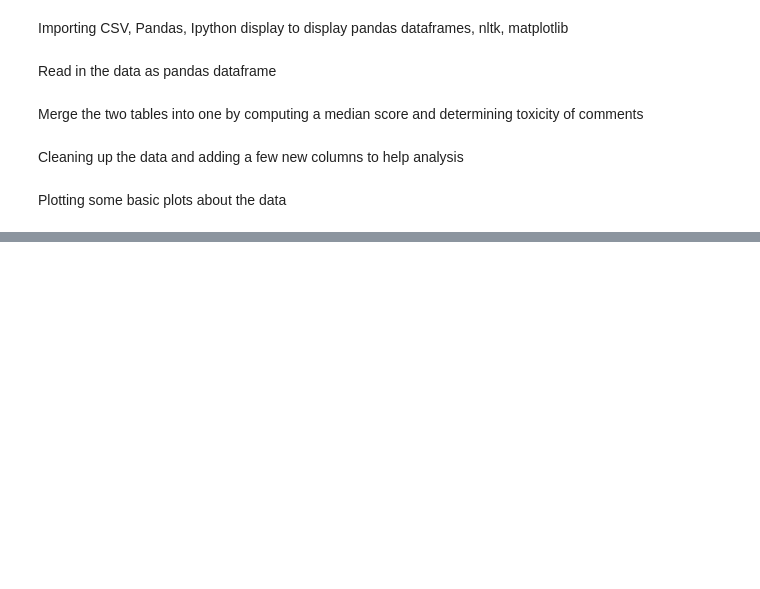
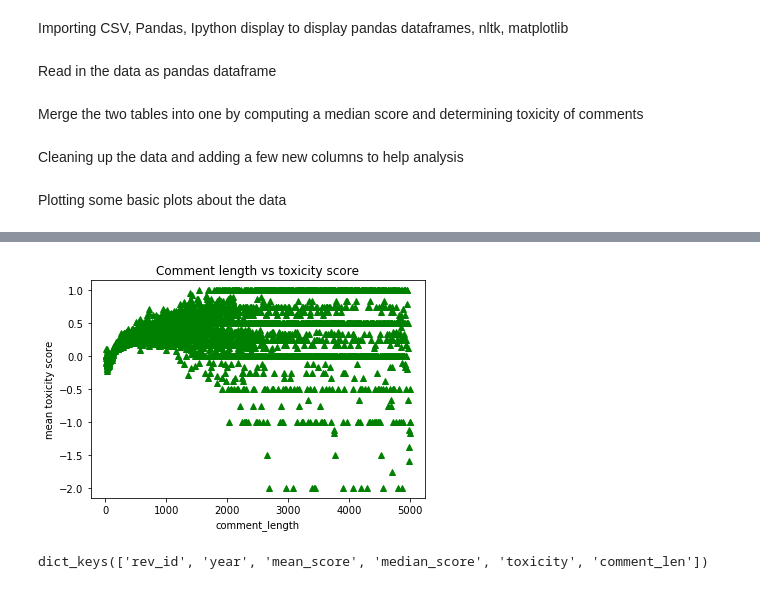
Before and after one commit to skarthikk123/PDSNLP, a Jupyter notebook: NLP data.ipynb, the cells around one changed output, grey strips where cells are left out. Drawn from its saved outputs; the diff is of its cells as text; code cells hidden in the pictures; blank space fills up the shorter version.

Commit message:
latest changes with scatter plots

```diff
--- a/NLP data.ipynb
+++ b/NLP data.ipynb
@@ -78,0 +133,24 @@ comment length hist is {'-2.0': 459.8229813664596, '-1.0': 285.45882073980397, '
+# %%
+test_df_columns = ['rev_id', 'year', 'mean_score', 'median_score', 'toxicity', 'comment_len']
+test_df = toxicity_annotations_comments_df[test_df_columns]
+#test_df.astype('float')
+test_df.to_csv("test.csv")
+# %%
+#test_df
+grsummary = test_df.groupby(["comment_len"]).agg(np.mean)
+#display(grsummary['median_score'])
+dict1 = grsummary['median_score'].to_dict()
+#print(dict1)
+w,z = zip(*dict1.items())
+plt.plot(w,z,'g^')
+plt.ylabel('mean toxicity score')
+plt.xlabel('comment_length')
+plt.title("Comment length vs toxicity score")
+plt.show()
+# %% [output]
+[figure, added]
+# %%
+ex = FakeDataExplorer("test.csv")
+ex.keys()
+# %% [output]
+dict_keys(['rev_id', 'year', 'mean_score', 'median_score', 'toxicity', 'comment_len'])
```
Also changed, not shown: parts of 8 cells of this notebook.
